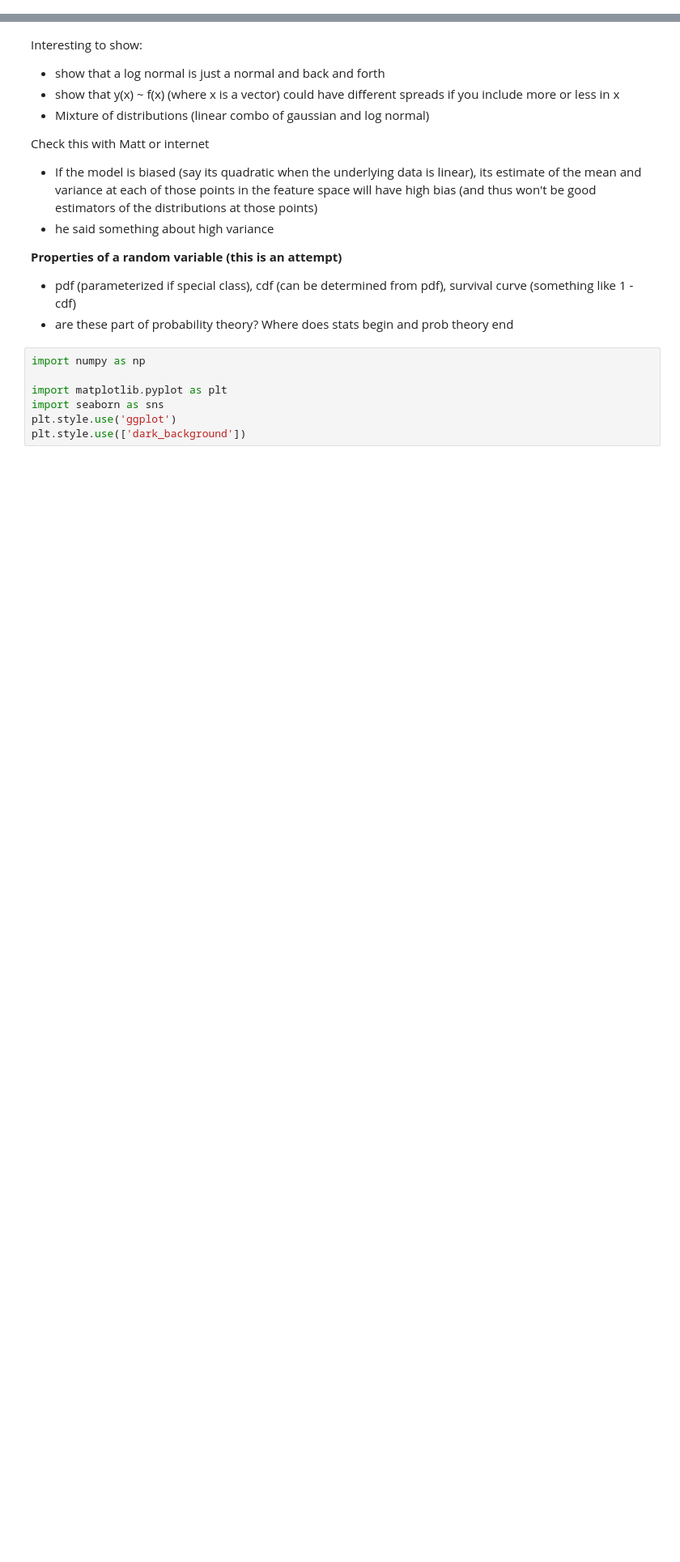
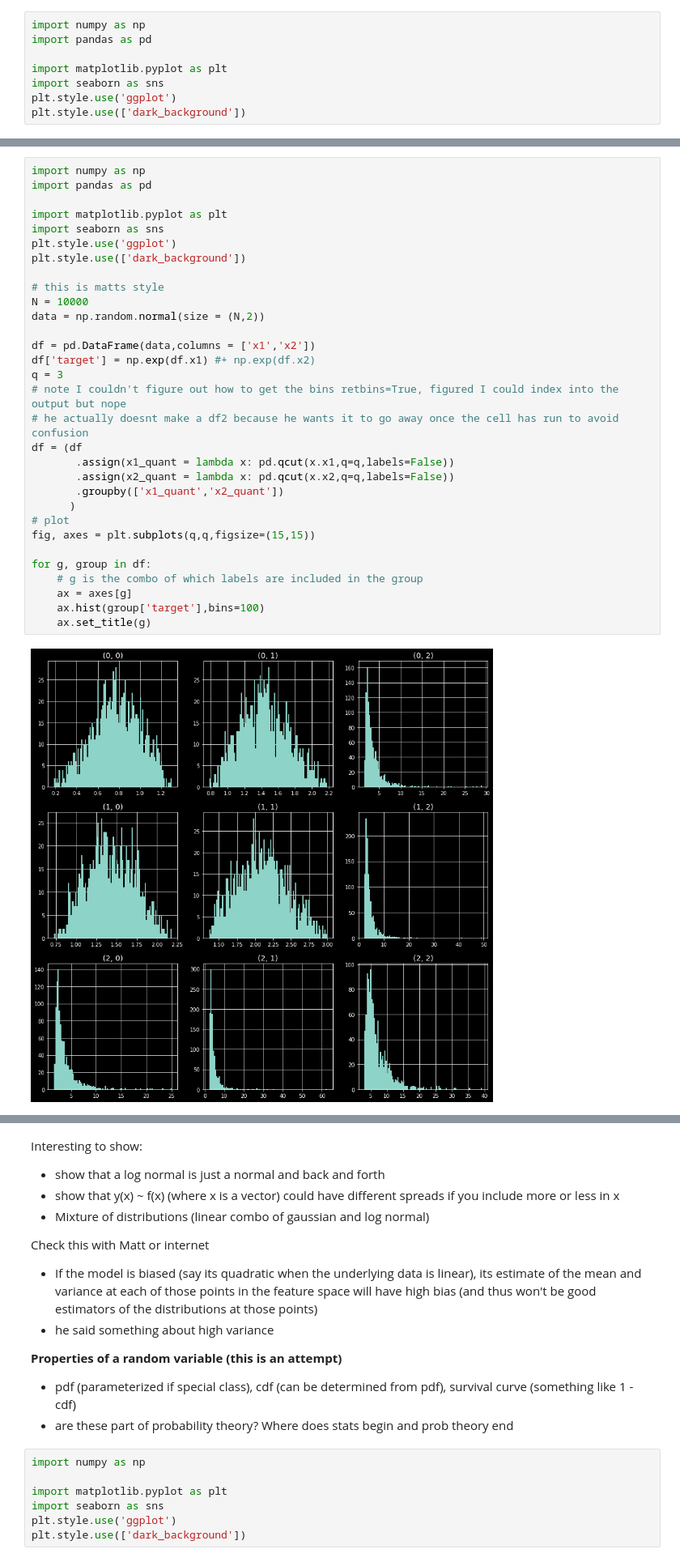
Before and after one commit to seanczak/torch_series_analysis, a Jupyter notebook: convo_w_matt.ipynb, the cells around one changed output, grey strips where cells are left out. Shown at 81% size. Drawn from its saved outputs; the diff is of its cells as text; blank space fills up the shorter version.

```diff
--- a/convo_w_matt.ipynb
+++ b/convo_w_matt.ipynb
@@ -1,3 +1,11 @@
+# %%
+import numpy as np
+import pandas as pd
+
+import matplotlib.pyplot as plt
+import seaborn as sns
+plt.style.use('ggplot')
+plt.style.use(['dark_background'])
 # %% [markdown]
 After a conversation with Matt, I think I finally understand the concept of approximating (parameters of) a distribution using machine learning. (parameters he called location and scale)
 
@@ -42,0 +67,33 @@ $y(X)$ ~ $N(\mu(X), \sigma(X))$. $\mu$(X) is defined as $\beta_0 + \beta_1*X$ an
+# %%
+import numpy as np
+import pandas as pd
+
+import matplotlib.pyplot as plt
+import seaborn as sns
+plt.style.use('ggplot')
+plt.style.use(['dark_background'])
+
+# this is matts style
+N = 10000
+data = np.random.normal(size = (N,2))
+
+df = pd.DataFrame(data,columns = ['x1','x2'])
+df['target'] = np.exp(df.x1) #+ np.exp(df.x2)
+q = 3
+# note I couldn't figure out how to get the bins retbins=True, figured I could index into the output but nope
+# he actually doesnt make a df2 because he wants it to go away once the cell has run to avoid confusion
+df = (df
+       .assign(x1_quant = lambda x: pd.qcut(x.x1,q=q,labels=False))
+       .assign(x2_quant = lambda x: pd.qcut(x.x2,q=q,labels=False))
+       .groupby(['x1_quant','x2_quant'])
+      )
+# plot
+fig, axes = plt.subplots(q,q,figsize=(15,15))
+
+for g, group in df:
+    # g is the combo of which labels are included in the group
+    ax = axes[g]
+    ax.hist(group['target'],bins=100)
+    ax.set_title(g)
+# %% [output]
+[figure, added]
```
Also changed, not shown: parts of 5 cells of this notebook, 5 other files.
